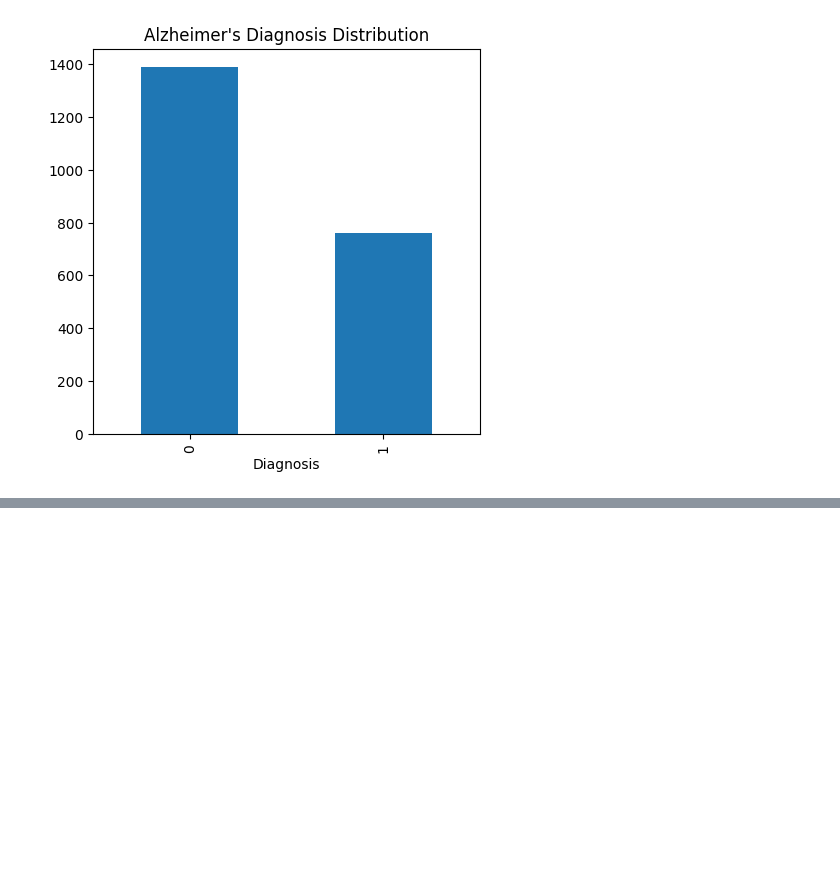
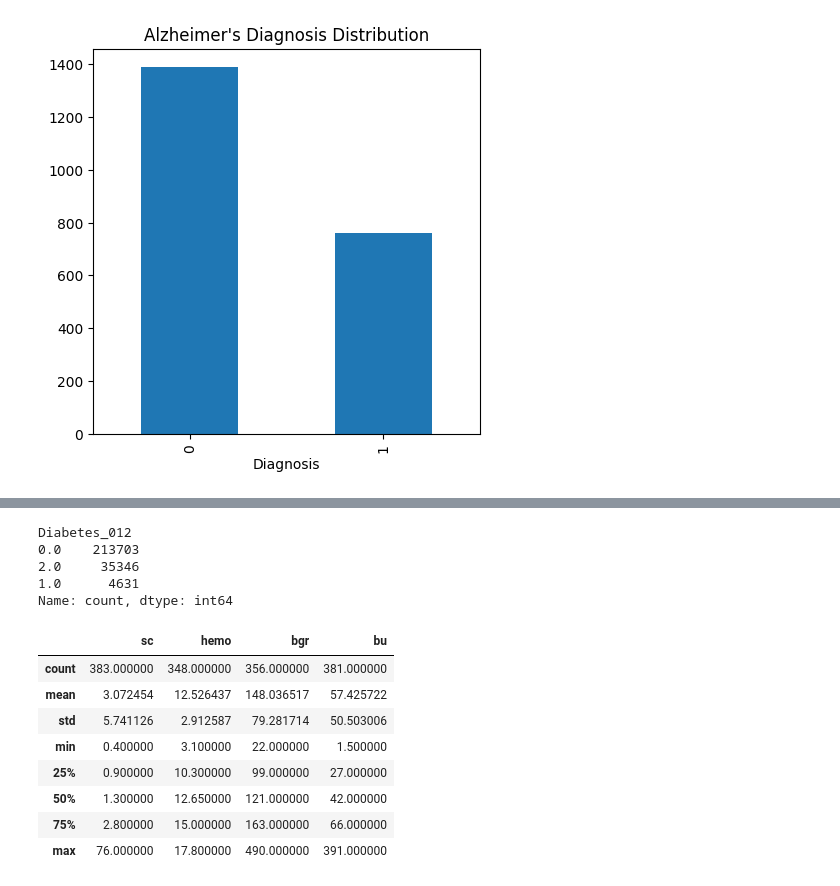
Before and after one commit to bharadv1/Module-B-semester-2, a Jupyter notebook: Week6.ipynb, the cells around one changed output, grey strips where cells are left out. Saved outputs shown, nothing was run; the diff lists cells and outputs as text; code cells hidden in the pictures; blank space fills up the shorter version.

```diff
--- a/Week6.ipynb
+++ b/Week6.ipynb
@@ -430,0 +443,20 @@ plt.show()
+# %%
+df_diabetes['Diabetes_012'].value_counts()
+# %% [output]
+Diabetes_012
+0.0    213703
+2.0     35346
+1.0      4631
+Name: count, dtype: int64
+# %%
+df[['sc','hemo','bgr','bu']].describe()
+# %% [output]
+|  | sc | hemo | bgr | bu |
+| count | 383.000000 | 348.000000 | 356.000000 | 381.000000 |
+| mean | 3.072454 | 12.526437 | 148.036517 | 57.425722 |
+| std | 5.741126 | 2.912587 | 79.281714 | 50.503006 |
+| min | 0.400000 | 3.100000 | 22.000000 | 1.500000 |
+| 25% | 0.900000 | 10.300000 | 99.000000 | 27.000000 |
+| 50% | 1.300000 | 12.650000 | 121.000000 | 42.000000 |
+| 75% | 2.800000 | 15.000000 | 163.000000 | 66.000000 |
+| max | 76.000000 | 17.800000 | 490.000000 | 391.000000 |
```
Also changed, not shown: parts of 7 cells of this notebook, 1 other file.
